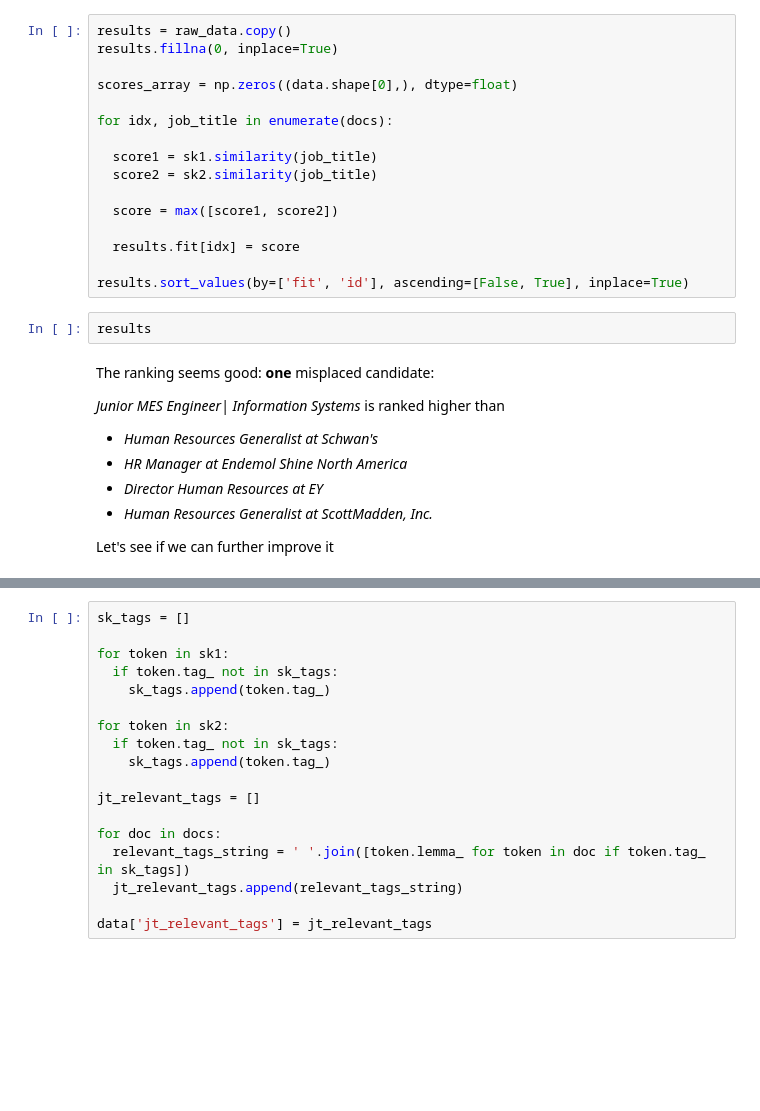
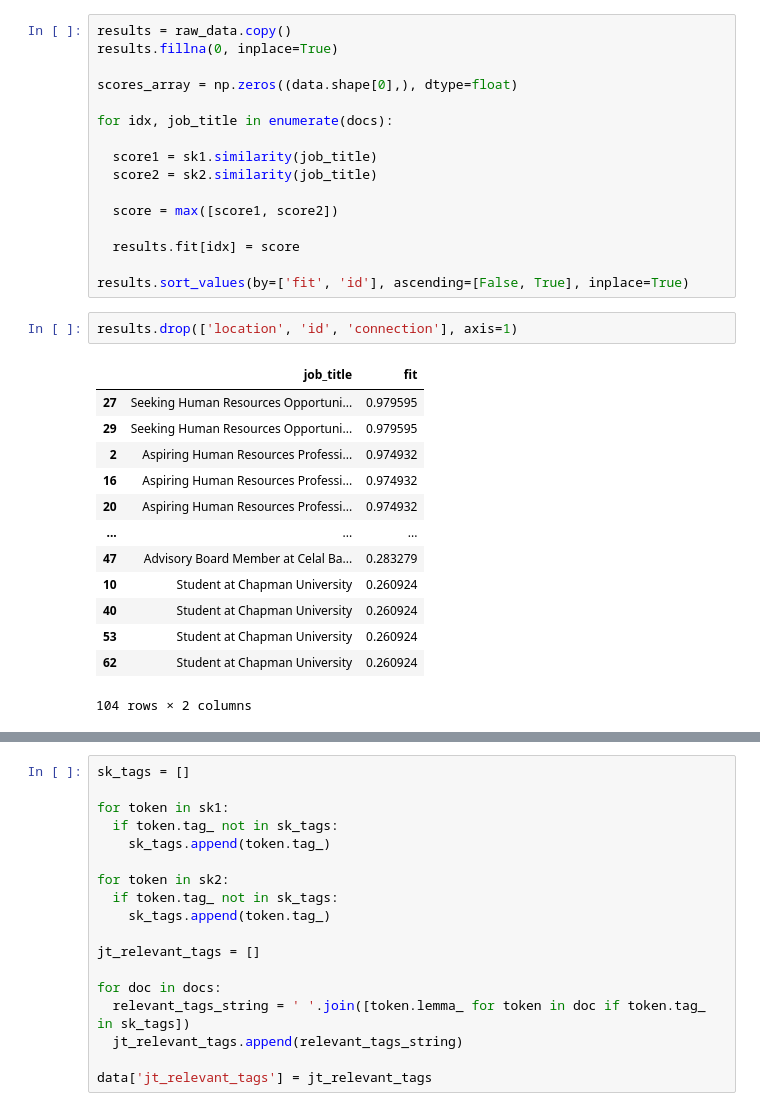
Before and after one commit to Ilvecho/Potential-Talent, a Jupyter notebook: P3_notebook.ipynb, the cells around one changed output, grey strips where cells are left out. Drawn from its saved outputs; the diff is of its cells as text; blank space fills up the shorter version.

```diff
--- a/P3_notebook.ipynb
+++ b/P3_notebook.ipynb
@@ -727,15 +727,19 @@ for idx, job_title in enumerate(docs):
   results.fit[idx] = score
 
 results.sort_values(by=['fit', 'id'], ascending=[False, True], inplace=True)
-# %%
-results
-# %% [markdown]
-The ranking seems good: **one** misplaced candidate:
-
-*Junior MES Engineer| Information Systems* is ranked higher than
-- *Human Resources Generalist at Schwan's*
-- *HR Manager at Endemol Shine North America*
-- *Director Human Resources at EY*
-- *Human Resources Generalist at ScottMadden, Inc.*
-
-Let's see if we can further improve it
+# %%
+results.drop(['location', 'id', 'connection'], axis=1)
+# %% [output]
+|  | job_title | fit |
+| 27 | Seeking Human Resources Opportuni... | 0.979595 |
+| 29 | Seeking Human Resources Opportuni... | 0.979595 |
+| 2 | Aspiring Human Resources Professi... | 0.974932 |
+| 16 | Aspiring Human Resources Professi... | 0.974932 |
+| 20 | Aspiring Human Resources Professi... | 0.974932 |
+| ... | ... | ... |
+| 47 | Advisory Board Member at Celal Ba... | 0.283279 |
+| 10 | Student at Chapman University | 0.260924 |
+| 40 | Student at Chapman University | 0.260924 |
+| 53 | Student at Chapman University | 0.260924 |
+| 62 | Student at Chapman University | 0.260924 |
+104 rows × 2 columns
```
Also changed, not shown: parts of 4 cells of this notebook.
